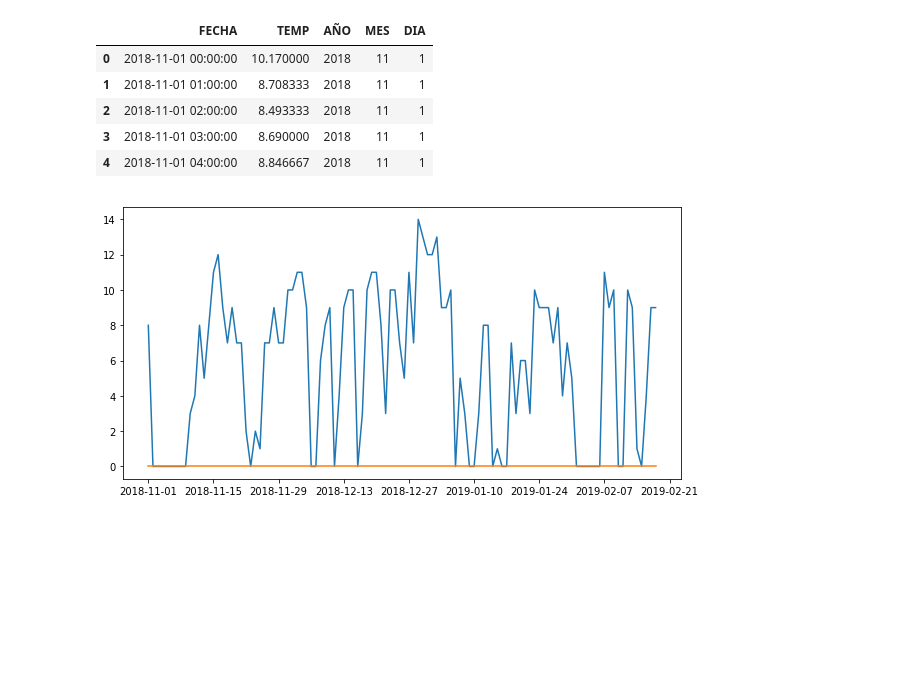
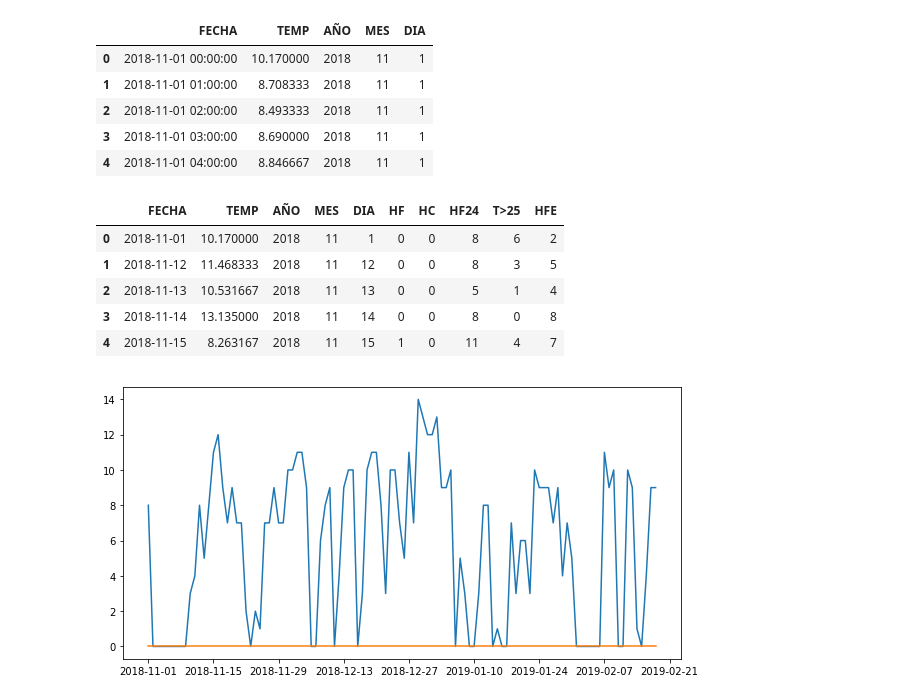
Before and after one commit to Askleth/Archivero, a Jupyter notebook: Actividad_6/Actividad6.ipynb, the cells around one changed output. Drawn from its saved outputs; the diff is of its cells as text; code cells hidden in the pictures; blank space fills up the shorter version.

```diff
--- a/Actividad_6/Actividad6.ipynb
+++ b/Actividad_6/Actividad6.ipynb
@@ -94,4 +94,14 @@ df2["T>25"] = df2.groupby(["AÑO","MES","DIA"])["HC"].transform("sum")
 df2["HFE"] = df2["HF24"] - df2["T>25"]
 # %%
 df3 = df2.drop_duplicates(["AÑO","MES","DIA"]).reset_index(drop=True)
+# %%
+df4 = df3[df3["HFE"] >= 0].reset_index(drop=True)
+df4.head()
+# %% [output]
+|  | FECHA | TEMP | AÑO | MES | DIA | HF | HC | HF24 | T>25 | HFE |
+| 0 | 2018-11-01 | 10.170000 | 2018 | 11 | 1 | 0 | 0 | 8 | 6 | 2 |
+| 1 | 2018-11-12 | 11.468333 | 2018 | 11 | 12 | 0 | 0 | 8 | 3 | 5 |
+| 2 | 2018-11-13 | 10.531667 | 2018 | 11 | 13 | 0 | 0 | 5 | 1 | 4 |
+| 3 | 2018-11-14 | 13.135000 | 2018 | 11 | 14 | 0 | 0 | 8 | 0 | 8 |
+| 4 | 2018-11-15 | 8.263167 | 2018 | 11 | 15 | 1 | 0 | 11 | 4 | 7 |
 # %%
```
Also changed, not shown: parts of 2 cells of this notebook.
